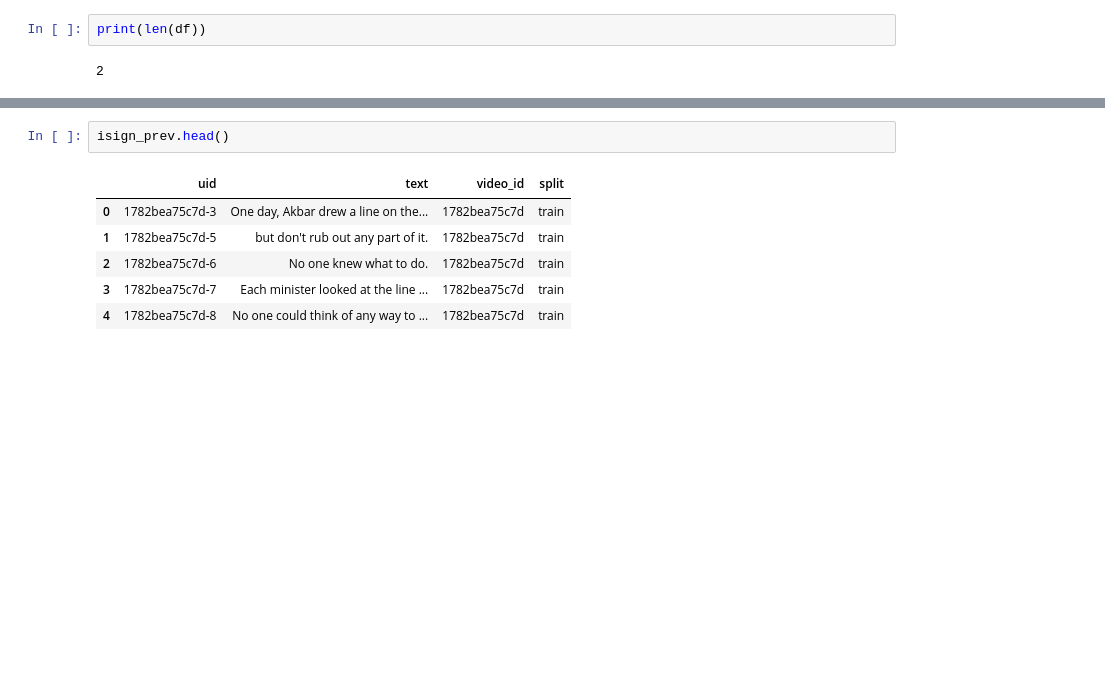
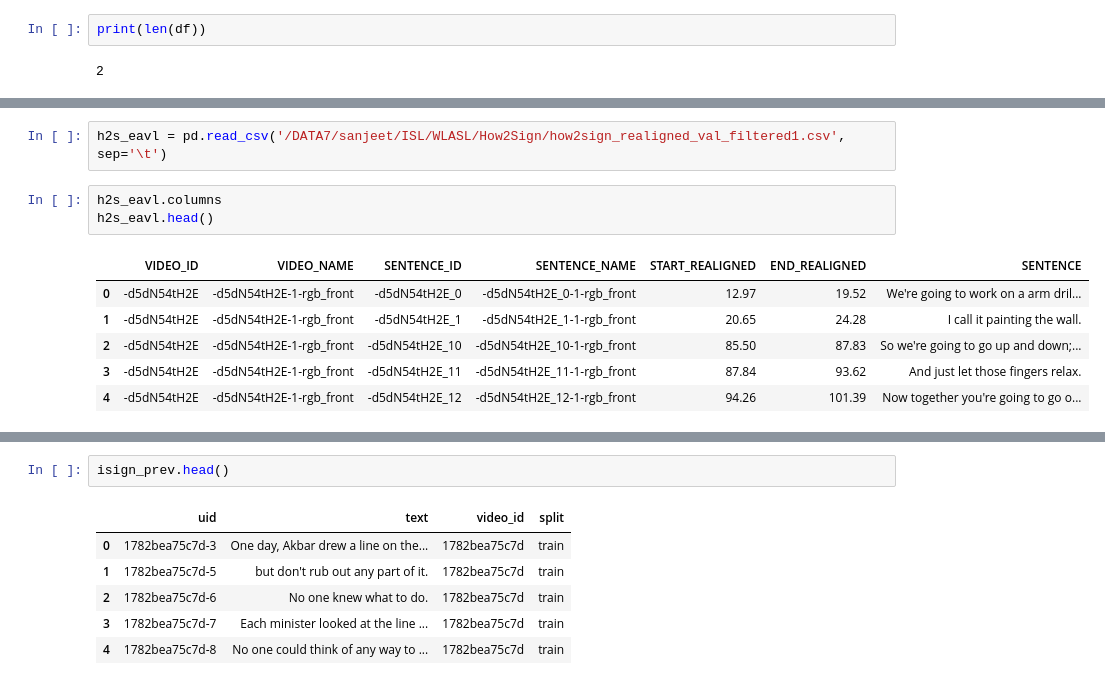
Before and after one commit to Vaibhavmulti/PretrainingISL, a Jupyter notebook: helpers/train_split.ipynb, the cells around one changed output, grey strips where cells are left out. Saved outputs shown, nothing was run; the diff lists cells and outputs as text; blank space fills up the shorter version.

```diff
--- a/helpers/train_split.ipynb
+++ b/helpers/train_split.ipynb
@@ -191,3 +235,15 @@ isign_new = pd.read_csv("/DATACSEShare/sanjeet/Dataset/Sign_lanuguage_data_set/i
+# %%
+h2s_eavl = pd.read_csv('/DATA7/sanjeet/ISL/WLASL/How2Sign/how2sign_realigned_val_filtered1.csv', sep='\t')
+# %%
+h2s_eavl.columns
+h2s_eavl.head()
+# %% [output]
+|  | VIDEO_ID | VIDEO_NAME | SENTENCE_ID | SENTENCE_NAME | START_REALIGNED | END_REALIGNED | SENTENCE |
+| 0 | -d5dN54tH2E | -d5dN54tH2E-1-rgb_front | -d5dN54tH2E_0 | -d5dN54tH2E_0-1-rgb_front | 12.97 | 19.52 | We're going to work on a arm dril... |
+| 1 | -d5dN54tH2E | -d5dN54tH2E-1-rgb_front | -d5dN54tH2E_1 | -d5dN54tH2E_1-1-rgb_front | 20.65 | 24.28 | I call it painting the wall. |
+| 2 | -d5dN54tH2E | -d5dN54tH2E-1-rgb_front | -d5dN54tH2E_10 | -d5dN54tH2E_10-1-rgb_front | 85.50 | 87.83 | So we're going to go up and down;... |
+| 3 | -d5dN54tH2E | -d5dN54tH2E-1-rgb_front | -d5dN54tH2E_11 | -d5dN54tH2E_11-1-rgb_front | 87.84 | 93.62 | And just let those fingers relax. |
+| 4 | -d5dN54tH2E | -d5dN54tH2E-1-rgb_front | -d5dN54tH2E_12 | -d5dN54tH2E_12-1-rgb_front | 94.26 | 101.39 | Now together you're going to go o... |
 # %%
 isign_new.head()
 # %% [output]
```
Also changed, not shown: parts of 14 cells of this notebook, 20 other files.
